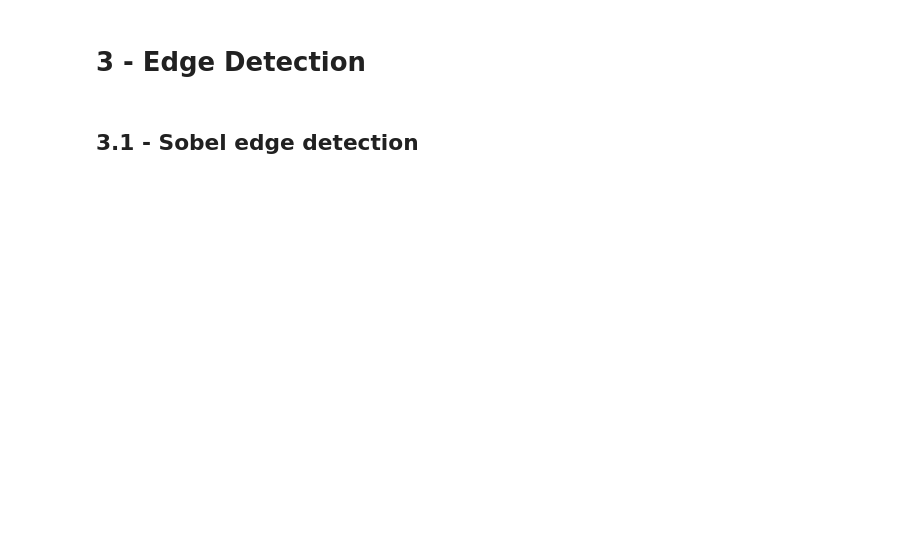
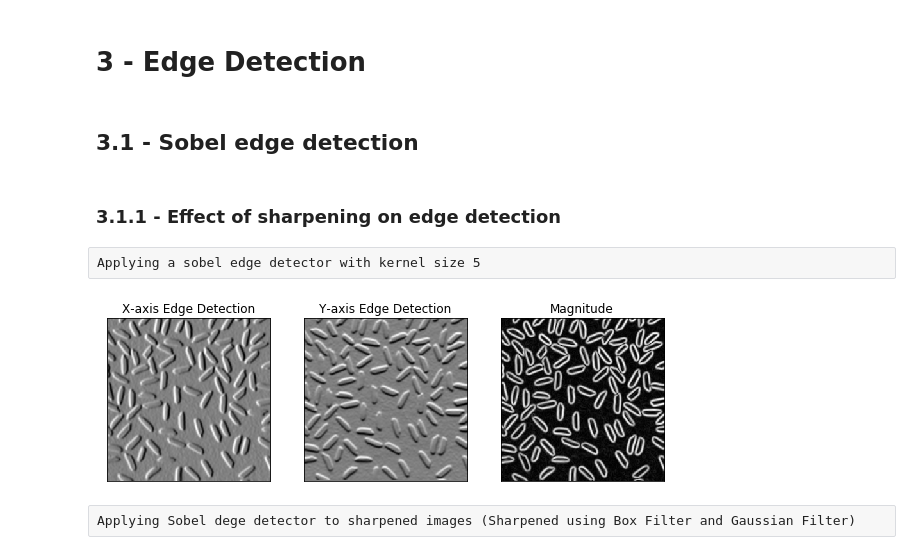
Before and after one commit to Patrick-Erath/OpenCV, a Jupyter notebook: Assignment1/Assignment1.ipynb, the cells around one changed output. Drawn from its saved outputs; the diff is of its cells as text; code cells hidden in the pictures; blank space fills up the shorter version.

```diff
--- a/Assignment1/Assignment1.ipynb
+++ b/Assignment1/Assignment1.ipynb
@@ -237,0 +248,23 @@ cv2.Sobel
+# %% [markdown]
+### 3.1.1 - Effect of sharpening on edge detection
+# %% [raw]
+Applying a sobel edge detector with kernel size 5
+# %%
+kernel = np.ones((5, 5), np.float32)/(5*5)
+# Applying intensity channels
+I_x = cv2.Sobel(img_gray, cv2.CV_64F, 1, 0, ksize=5)
+I_y = cv2.Sobel(img_gray, cv2.CV_64F, 0, 1, ksize=5)
+I_m = cv2.magnitude(I_x, I_y)
+
+plt.figure(figsize=(10, 3))
+plt.subplot(131), plt.imshow(I_x, cmap='gray')
+plt.title("X-axis Edge Detection"), plt.xticks([]), plt.yticks([])
+plt.subplot(132), plt.imshow(I_y, cmap='gray')
+plt.title("Y-axis Edge Detection"), plt.xticks([]), plt.yticks([])
+plt.subplot(133), plt.imshow(I_m, cmap='gray')
+plt.title("Magnitude"), plt.xticks([]), plt.yticks([])
+plt.show()
+# %% [output]
+[figure, added]
+# %% [raw]
+Applying Sobel dege detector to sharpened images (Sharpened using Box Filter and Gaussian Filter)
```
Also changed, not shown: parts of 30 cells of this notebook, 5 other files.
